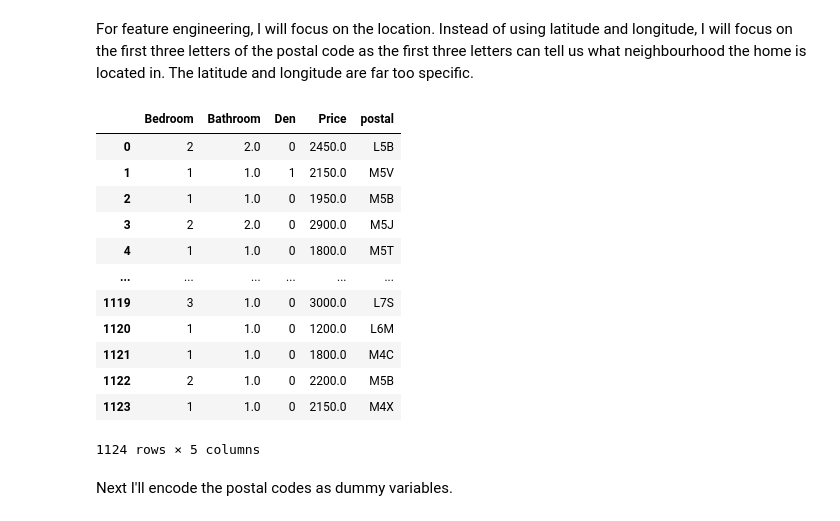
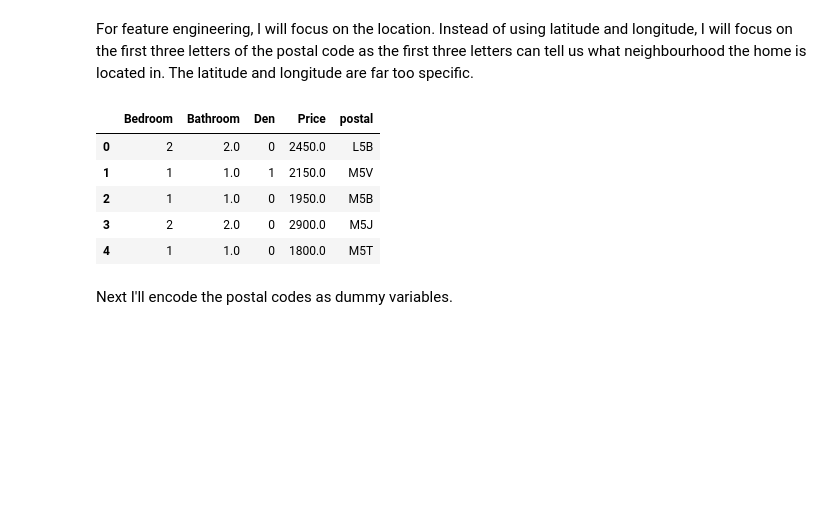
Before and after one commit to warrenchu/Predicting_Rent_in_Toronto, a Jupyter notebook: main.ipynb, the cells around one changed output. Saved outputs shown, nothing was run; the diff lists cells and outputs as text; code cells hidden in the pictures; blank space fills up the shorter version.

```diff
--- a/main.ipynb
+++ b/main.ipynb
@@ -47,32 +50,24 @@ what neighbourhood the home is located in. The latitude and longitude are far to
 # %%
 reg = re.compile('[LMlm]+\d+\D')
 post_firstthree=[]
-city = []
 for add in all_data_df['Address']:
     ft_list = reg.findall(add)
     if ft_list == []:
         post_firstthree.append('NA')
     else:
         post_firstthree.append(ft_list[0])
 all_data_df['postal'] = post_firstthree
 all_data_df['postal'] = all_data_df['postal'].str.upper()
-all_data_df.drop(['Address', 'Lat', 'Long'], axis=1)
-
+all_data_df = all_data_df.drop(['Address', 'Lat', 'Long'], axis=1)
+all_data_df.head()
 # city indicator- in our out of Toronto?
 # %% [output]
 |  | Bedroom | Bathroom | Den | Price | postal |
 | 0 | 2 | 2.0 | 0 | 2450.0 | L5B |
 | 1 | 1 | 1.0 | 1 | 2150.0 | M5V |
 | 2 | 1 | 1.0 | 0 | 1950.0 | M5B |
 | 3 | 2 | 2.0 | 0 | 2900.0 | M5J |
 | 4 | 1 | 1.0 | 0 | 1800.0 | M5T |
-| ... | ... | ... | ... | ... | ... |
-| 1119 | 3 | 1.0 | 0 | 3000.0 | L7S |
-| 1120 | 1 | 1.0 | 0 | 1200.0 | L6M |
-| 1121 | 1 | 1.0 | 0 | 1800.0 | M4C |
-| 1122 | 2 | 1.0 | 0 | 2200.0 | M5B |
-| 1123 | 1 | 1.0 | 0 | 2150.0 | M4X |
-1124 rows × 5 columns
 # %% [markdown]
 Next I'll encode the postal codes as dummy variables.
 # %%
```
Also changed, not shown: parts of 11 cells of this notebook, 1 other file.
